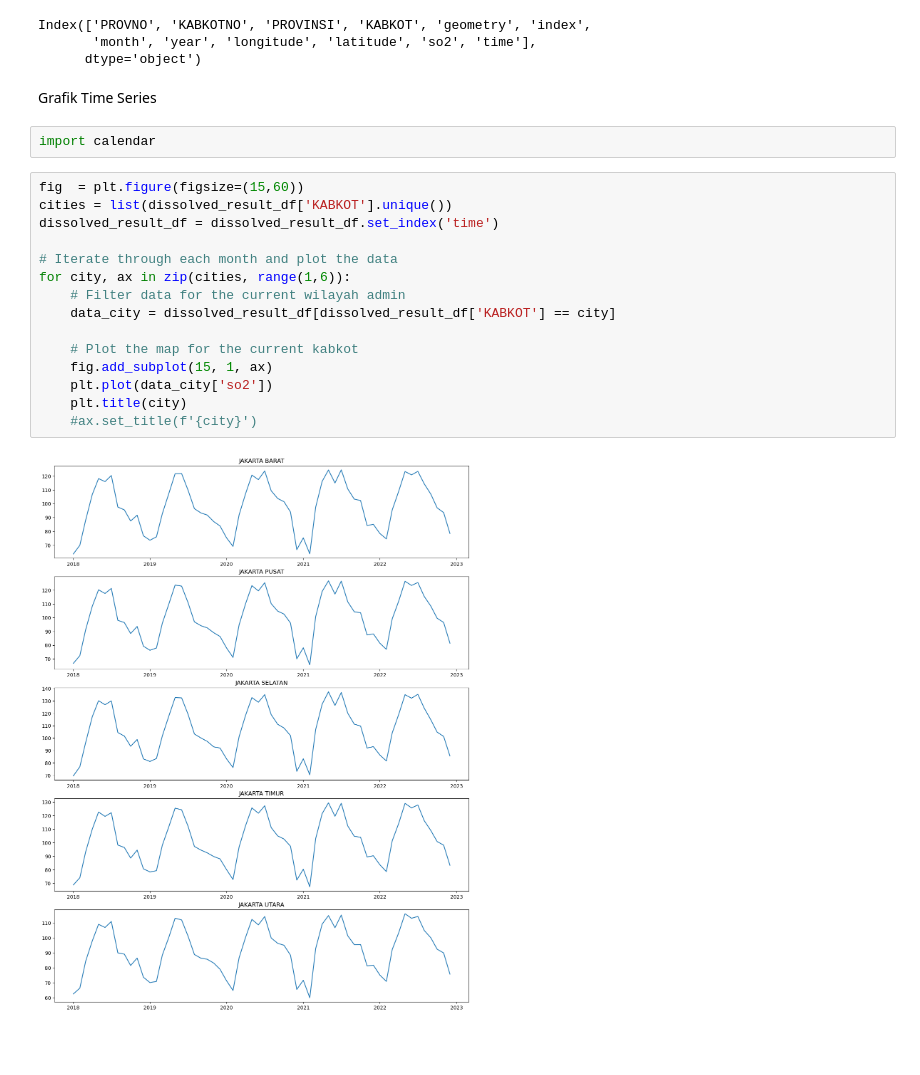
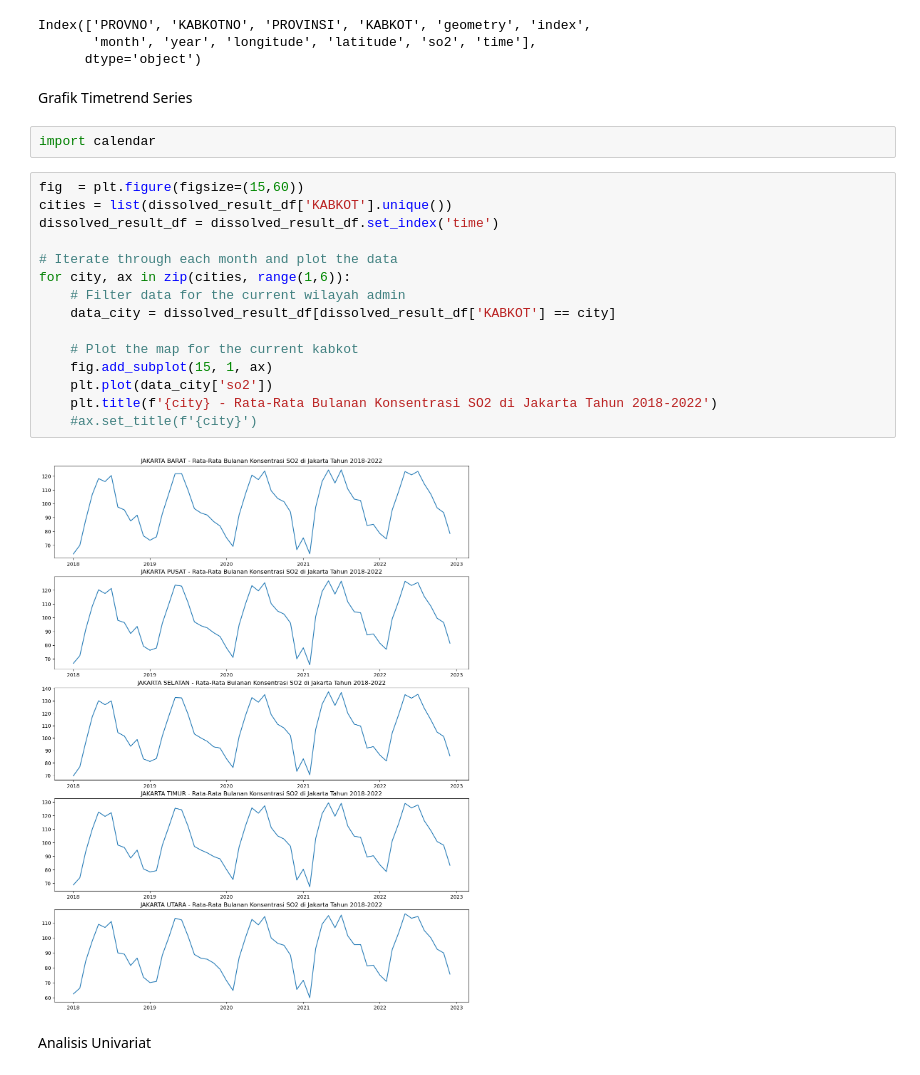
Before and after one commit to Putrizhn/script_putri, a Jupyter notebook: SO_2/result_so2_year.ipynb, the cells around one changed output. Cells and saved outputs as stored; diff of their text form; blank space fills up the shorter version.

```diff
--- a/SO_2/result_so2_year.ipynb
+++ b/SO_2/result_so2_year.ipynb
@@ -105,24 +105,26 @@ Index(['PROVNO', 'KABKOTNO', 'PROVINSI', 'KABKOT', 'geometry', 'index',
        'month', 'year', 'longitude', 'latitude', 'so2', 'time'],
       dtype='object')
 # %% [markdown]
-Grafik Time Series
+Grafik Timetrend Series
 # %%
 import calendar
 # %%
 fig  = plt.figure(figsize=(15,60))
 cities = list(dissolved_result_df['KABKOT'].unique())
 dissolved_result_df = dissolved_result_df.set_index('time')
 
 # Iterate through each month and plot the data
 for city, ax in zip(cities, range(1,6)):
     # Filter data for the current wilayah admin
     data_city = dissolved_result_df[dissolved_result_df['KABKOT'] == city]
 
     # Plot the map for the current kabkot
     fig.add_subplot(15, 1, ax)
     plt.plot(data_city['so2'])
-    plt.title(city)
+    plt.title(f'{city} - Rata-Rata Bulanan Konsentrasi SO2 di Jakarta Tahun 2018-2022')
     #ax.set_title(f'{city}')
 # %% [output]
-[figure, old version]
+[figure, new version]
+# %% [markdown]
+Analisis Univariat
 # %%
```
Also changed, not shown: parts of 8 cells of this notebook, 1 other file.
